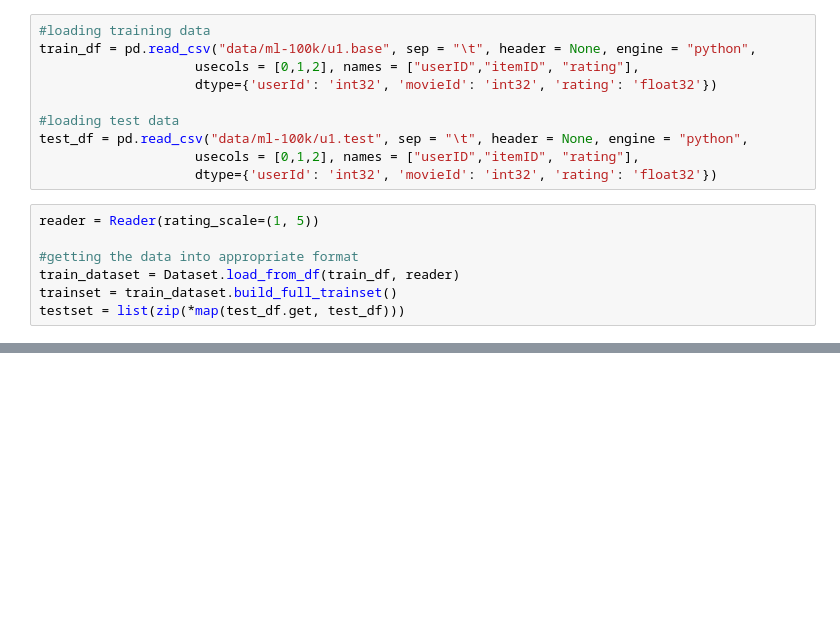
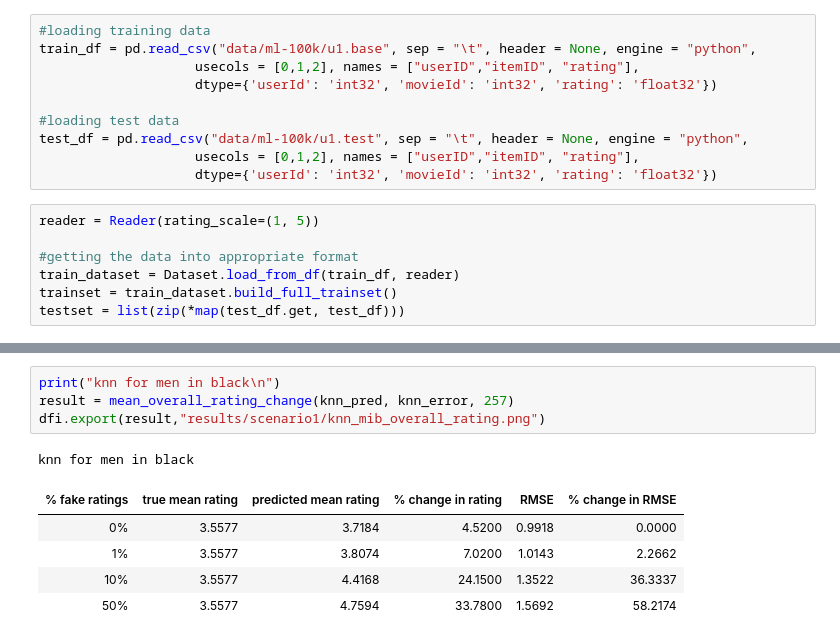
Before and after one commit to adamolko/data-security, a Jupyter notebook: scenario1.ipynb, the cells around one changed output, grey strips where cells are left out. Drawn from its saved outputs; the diff is of its cells as text; blank space fills up the shorter version.

```diff
--- a/scenario1.ipynb
+++ b/scenario1.ipynb
@@ -233,0 +205,11 @@ RMSE change for SVD
+# %%
+print("knn for men in black\n")
+result = mean_overall_rating_change(knn_pred, knn_error, 257)
+dfi.export(result,"results/scenario1/knn_mib_overall_rating.png")
+# %% [output]
+knn for men in black
+| % fake ratings | true mean rating | predicted mean rating | % change in rating | RMSE | % change in RMSE |
+| 0% | 3.5577 | 3.7184 | 4.5200 | 0.9918 | 0.0000 |
+| 1% | 3.5577 | 3.8074 | 7.0200 | 1.0143 | 2.2662 |
+| 10% | 3.5577 | 4.4168 | 24.1500 | 1.3522 | 36.3337 |
+| 50% | 3.5577 | 4.7594 | 33.7800 | 1.5692 | 58.2174 |
```
Also changed, not shown: parts of 52 cells of this notebook, 29 other files.
